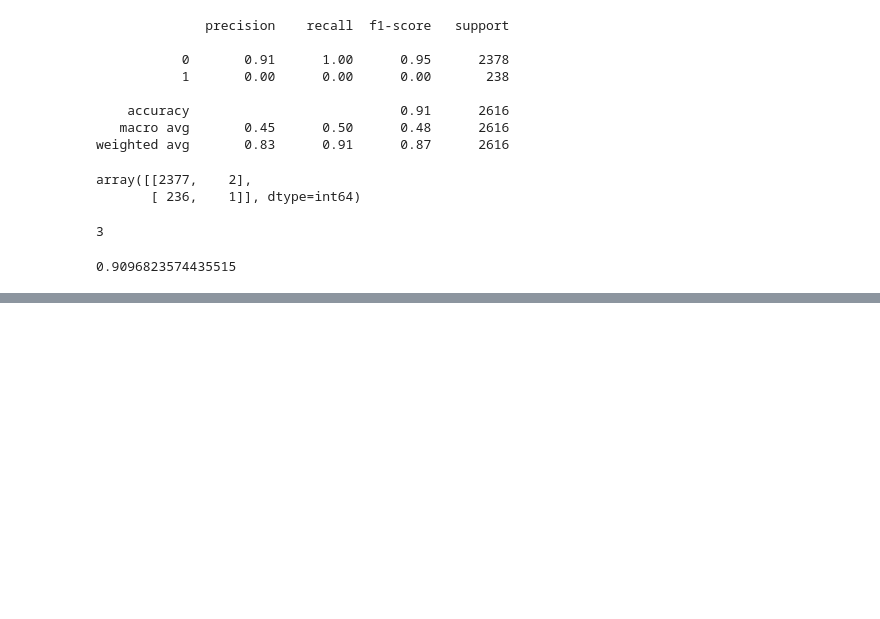
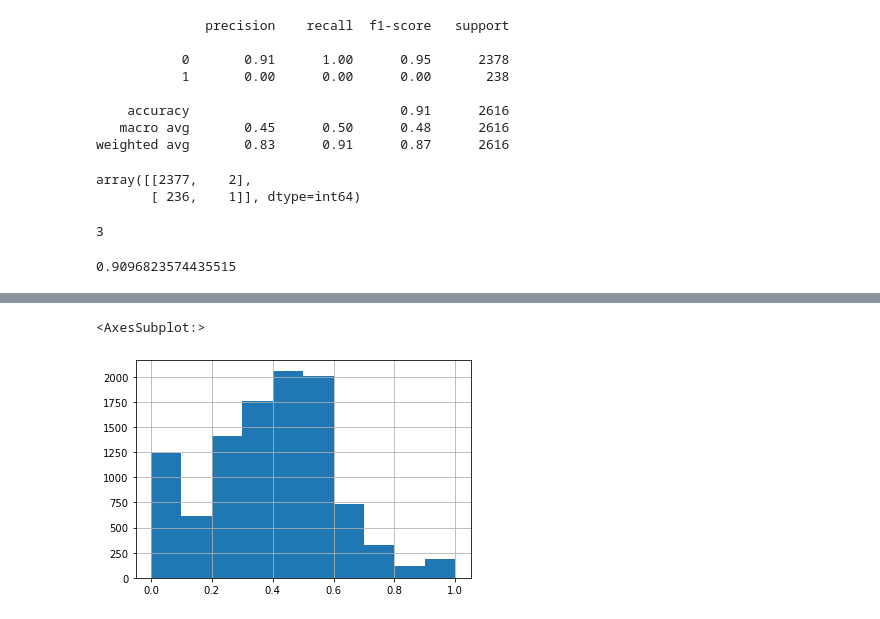
Before and after one commit to patoba/Patronizing_and_Condescending_Language_Detection, a Jupyter notebook: prueba_general.ipynb, the cells around one changed output, grey strips where cells are left out. Drawn from its saved outputs; the diff is of its cells as text; code cells hidden in the pictures; blank space fills up the shorter version.

```diff
--- a/prueba_general.ipynb
+++ b/prueba_general.ipynb
@@ -112,0 +186,5 @@ sum(labels)
+# %%
+data_sentimiento.subjectivity.hist()
+# %% [output]
+<AxesSubplot:>
+[figure, added]
```
Also changed, not shown: parts of 26 cells of this notebook.
